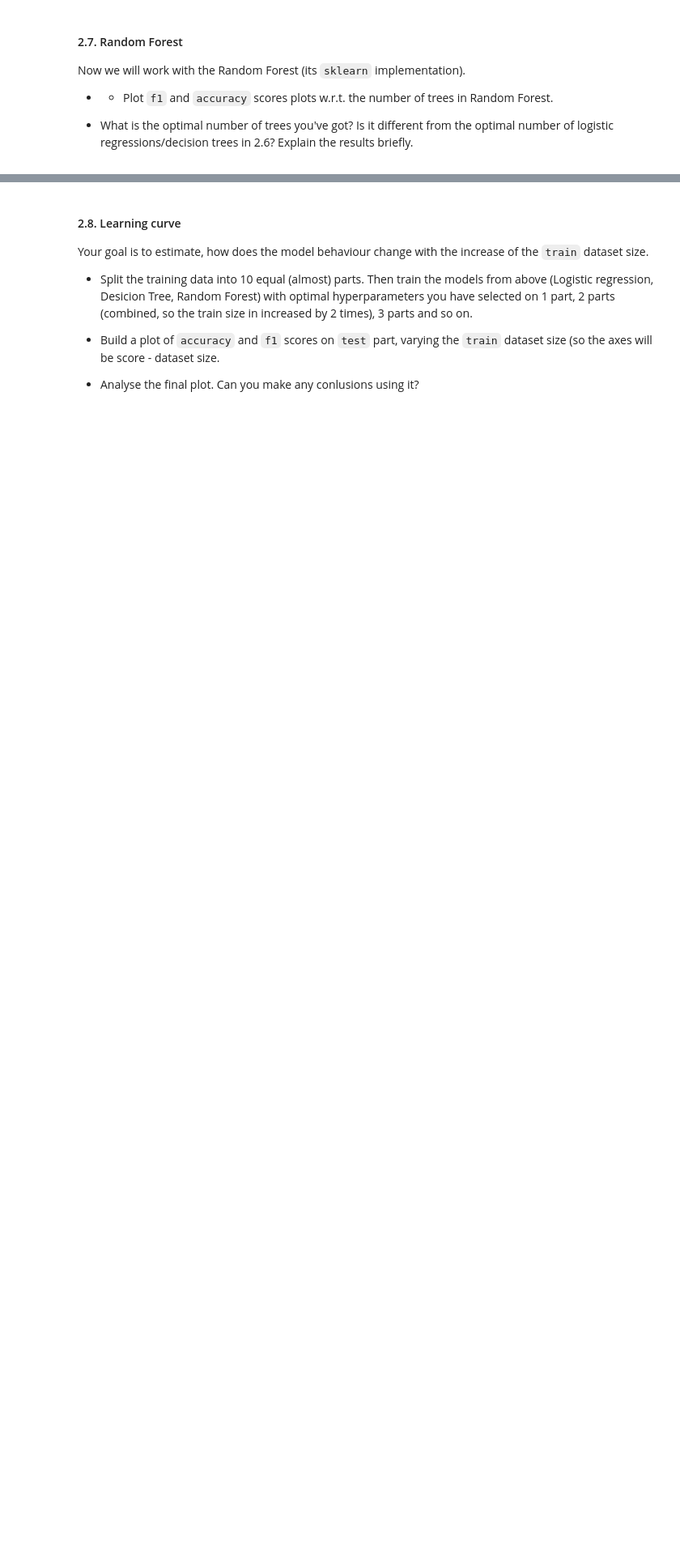
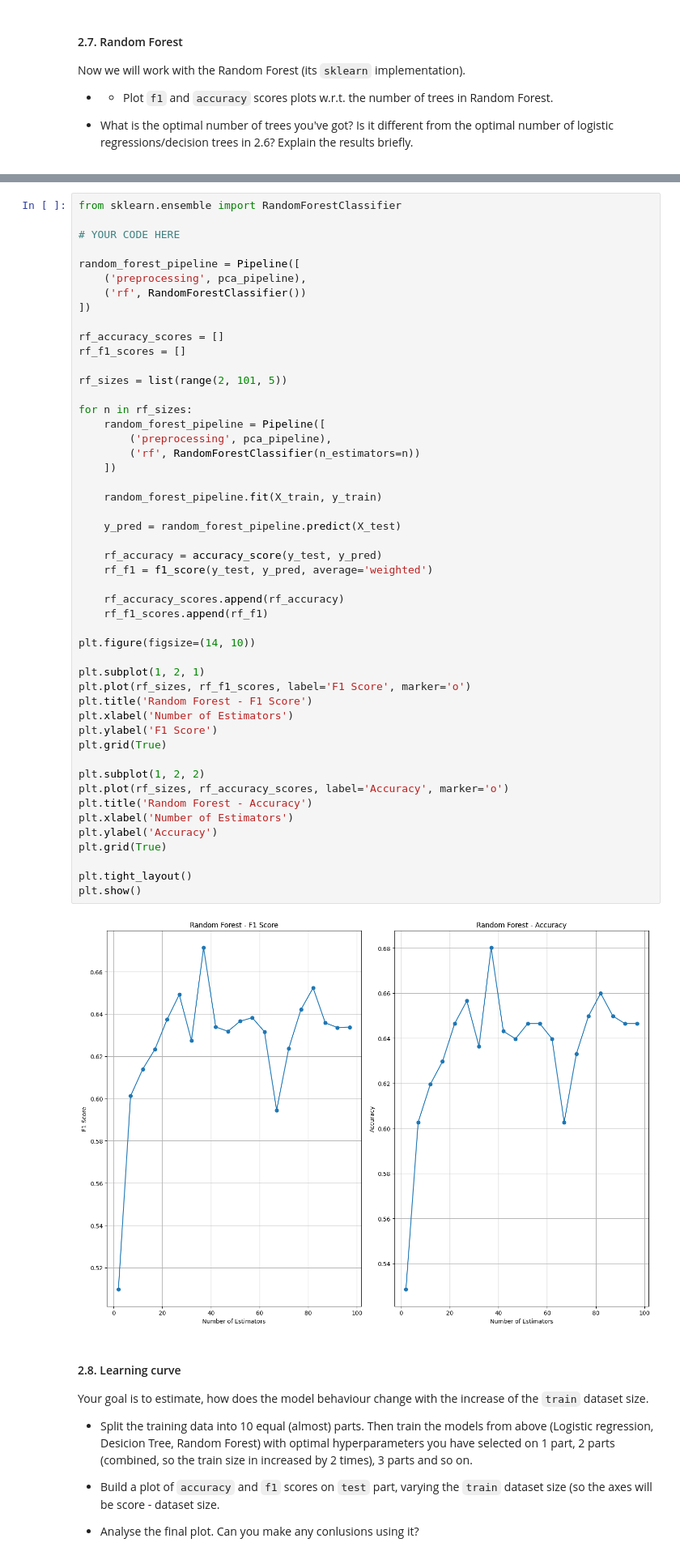
Before and after one commit to brayandm/master-machine-learning-homeworks, a Jupyter notebook: lab01_ml_pipeline/lab01_part2_ml_pipeline.ipynb, the cells around one changed output, grey strips where cells are left out. Shown at 81% size. Cells and saved outputs as stored; diff of their text form; blank space fills up the shorter version.

```diff
--- a/lab01_ml_pipeline/lab01_part2_ml_pipeline.ipynb
+++ b/lab01_ml_pipeline/lab01_part2_ml_pipeline.ipynb
@@ -550,3 +546,54 @@ from sklearn.ensemble import RandomForestClassifier
+# %%
+from sklearn.ensemble import RandomForestClassifier
+
+# YOUR CODE HERE
+
+random_forest_pipeline = Pipeline([
+    ('preprocessing', pca_pipeline),
+    ('rf', RandomForestClassifier())
+])
+
+rf_accuracy_scores = []
+rf_f1_scores = []
+
+rf_sizes = list(range(2, 101, 5))
+
+for n in rf_sizes:
+    random_forest_pipeline = Pipeline([
+        ('preprocessing', pca_pipeline),
+        ('rf', RandomForestClassifier(n_estimators=n))
+    ])
+
+    random_forest_pipeline.fit(X_train, y_train)
+
+    y_pred = random_forest_pipeline.predict(X_test)
+
+    rf_accuracy = accuracy_score(y_test, y_pred)
+    rf_f1 = f1_score(y_test, y_pred, average='weighted')
+
+    rf_accuracy_scores.append(rf_accuracy)
+    rf_f1_scores.append(rf_f1)
+
+plt.figure(figsize=(14, 10))
+
+plt.subplot(1, 2, 1)
+plt.plot(rf_sizes, rf_f1_scores, label='F1 Score', marker='o')
+plt.title('Random Forest - F1 Score')
+plt.xlabel('Number of Estimators')
+plt.ylabel('F1 Score')
+plt.grid(True)
+
+plt.subplot(1, 2, 2)
+plt.plot(rf_sizes, rf_accuracy_scores, label='Accuracy', marker='o')
+plt.title('Random Forest - Accuracy')
+plt.xlabel('Number of Estimators')
+plt.ylabel('Accuracy')
+plt.grid(True)
+
+plt.tight_layout()
+plt.show()
+# %% [output]
+[figure, added]
 # %% [markdown]
 #### 2.8. Learning curve
 Your goal is to estimate, how does the model behaviour change with the increase of the `train` dataset size.
```
Also changed, not shown: parts of 1 cell of this notebook.
